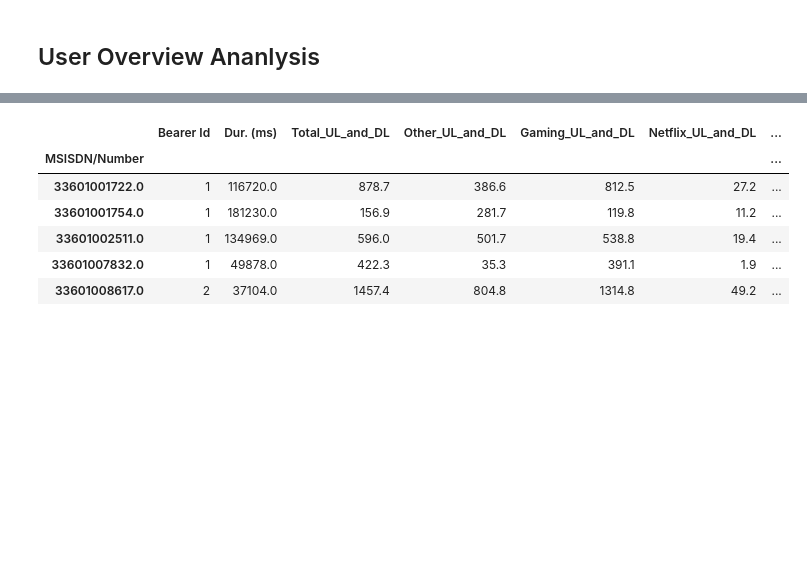
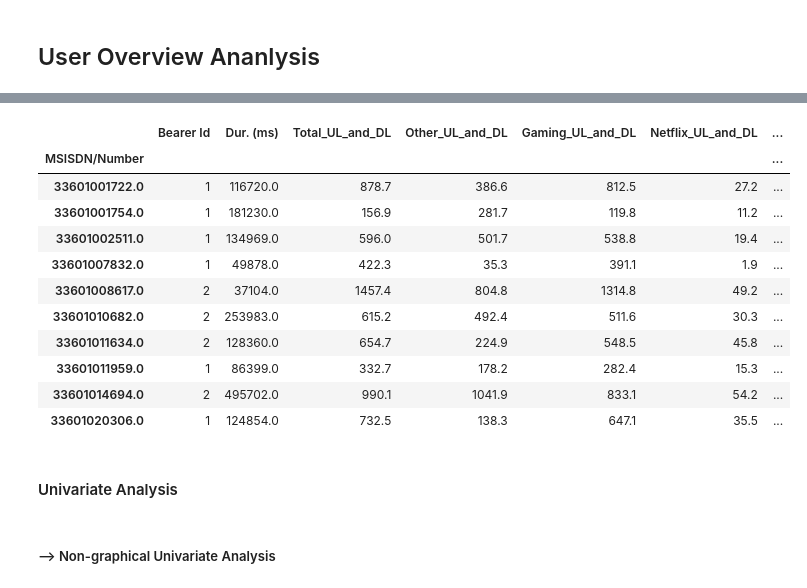
Before and after one commit to Micky373/Telecom_user_analytics, a Jupyter notebook: notebooks/user_overview_analysis.ipynb, the cells around one changed output, grey strips where cells are left out. Saved outputs shown, nothing was run; the diff lists cells and outputs as text; code cells hidden in the pictures; blank space fills up the shorter version.

Commit message:
Done univariate anlysis for Bearer Id

```diff
--- a/notebooks/user_overview_analysis.ipynb
+++ b/notebooks/user_overview_analysis.ipynb
@@ -329,15 +329,25 @@ user_overview_data.head(4)
 # %%
 # Grouping the data by user and aggregating the data contained in them
 # Grouping Using MSISDN/Number
 
 users = user_overview_data.groupby(['MSISDN/Number'])
 users_aggregated = users.agg({'Bearer Id':'count','Dur. (ms)':'sum','Total_UL_and_DL':'sum','Other_UL_and_DL':'sum','Gaming_UL_and_DL':'sum','Netflix_UL_and_DL':'sum','Youtube_UL_and_DL':'sum','Email_UL_and_DL':'sum','Google_UL_and_DL':'sum','Social Media_UL_and_DL':'sum'})
-users_aggregated.head()
+users_aggregated['Num_of_xDR_sessions']=users_aggregated['Bearer Id']
+users_aggregated.head(10)
 # %% [output]
 |  | Bearer Id | Dur. (ms) | Total_UL_and_DL | Other_UL_and_DL | Gaming_UL_and_DL | Netflix_UL_and_DL | ... |
 | MSISDN/Number |  |  |  |  |  |  | ... |
 | 33601001722.0 | 1 | 116720.0 | 878.7 | 386.6 | 812.5 | 27.2 | ... |
 | 33601001754.0 | 1 | 181230.0 | 156.9 | 281.7 | 119.8 | 11.2 | ... |
 | 33601002511.0 | 1 | 134969.0 | 596.0 | 501.7 | 538.8 | 19.4 | ... |
 | 33601007832.0 | 1 | 49878.0 | 422.3 | 35.3 | 391.1 | 1.9 | ... |
 | 33601008617.0 | 2 | 37104.0 | 1457.4 | 804.8 | 1314.8 | 49.2 | ... |
+| 33601010682.0 | 2 | 253983.0 | 615.2 | 492.4 | 511.6 | 30.3 | ... |
+| 33601011634.0 | 2 | 128360.0 | 654.7 | 224.9 | 548.5 | 45.8 | ... |
+| 33601011959.0 | 1 | 86399.0 | 332.7 | 178.2 | 282.4 | 15.3 | ... |
+| 33601014694.0 | 2 | 495702.0 | 990.1 | 1041.9 | 833.1 | 54.2 | ... |
+| 33601020306.0 | 1 | 124854.0 | 732.5 | 138.3 | 647.1 | 35.5 | ... |
+# %% [markdown]
+#### Univariate Analysis
+# %% [markdown]
+##### --> Non-graphical Univariate Analysis
```
Also changed, not shown: parts of 2 cells of this notebook.
